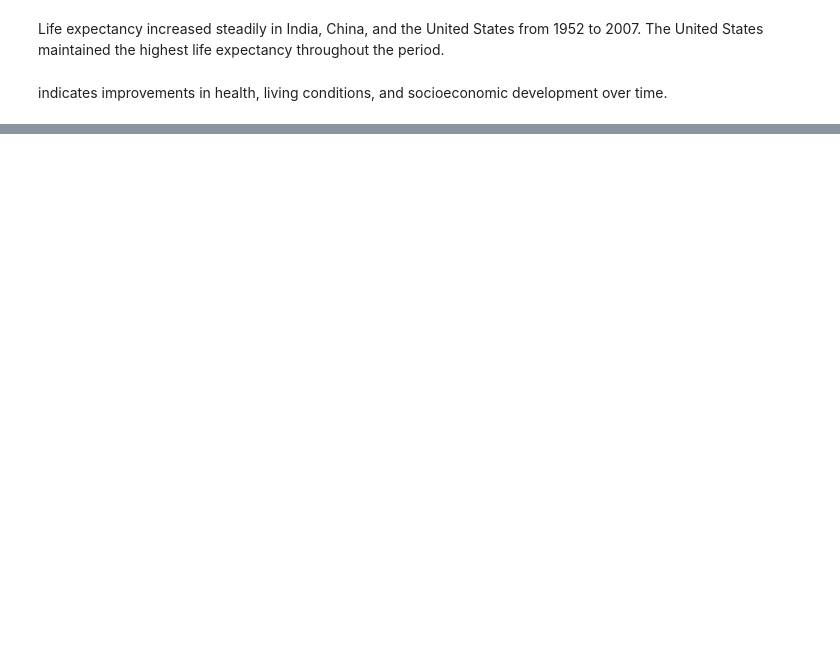
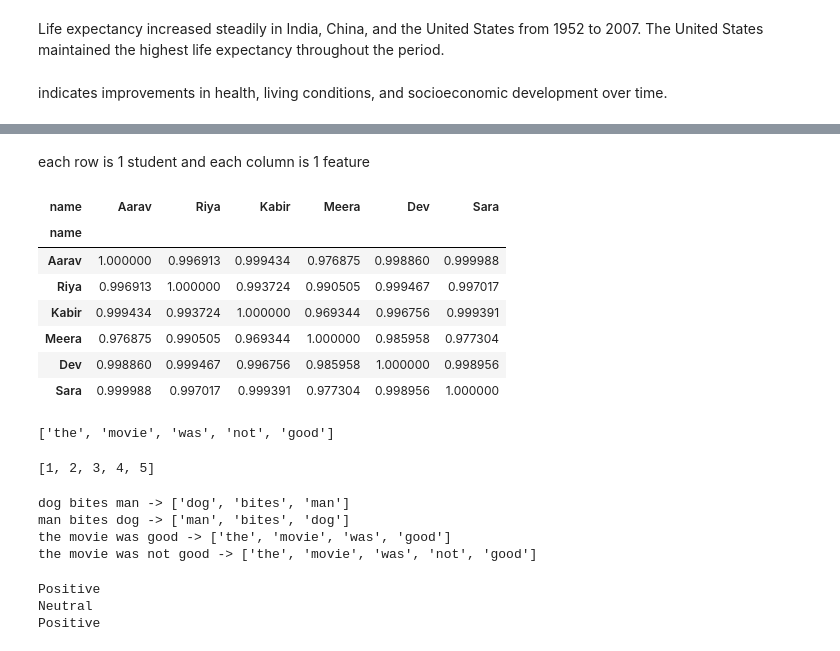
Before and after one commit to adi23042008-byte/aiml-bootcamp-2026, a Jupyter notebook: aiml_bootcamp_2026.ipynb, the cells around one changed output, grey strips where cells are left out. Cells and saved outputs as stored; diff of their text form; code cells hidden in the pictures; blank space fills up the shorter version.

```diff
--- a/aiml_bootcamp_2026.ipynb
+++ b/aiml_bootcamp_2026.ipynb
@@ -820,0 +735,80 @@ indicates improvements in health, living conditions, and socioeconomic developme
+# %% [markdown]
+each row is 1 student and each column is 1 feature
+# %%
+from sklearn.metrics.pairwise import cosine_similarity
+similarity_matrix  = cosine_similarity(student_vectors)
+similarity_df = pd.DataFrame(
+    similarity_matrix,
+    index = students["name"],
+    columns = students["name"]
+)
+similarity_df
+# %% [output]
+| name | Aarav | Riya | Kabir | Meera | Dev | Sara |
+| name |  |  |  |  |  |  |
+| Aarav | 1.000000 | 0.996913 | 0.999434 | 0.976875 | 0.998860 | 0.999988 |
+| Riya | 0.996913 | 1.000000 | 0.993724 | 0.990505 | 0.999467 | 0.997017 |
+| Kabir | 0.999434 | 0.993724 | 1.000000 | 0.969344 | 0.996756 | 0.999391 |
+| Meera | 0.976875 | 0.990505 | 0.969344 | 1.000000 | 0.985958 | 0.977304 |
+| Dev | 0.998860 | 0.999467 | 0.996756 | 0.985958 | 1.000000 | 0.998956 |
+| Sara | 0.999988 | 0.997017 | 0.999391 | 0.977304 | 0.998956 | 1.000000 |
+# %%
+sentence = "The movie was not good"
+tokens = sentence.lower().split()
+print(tokens)
+# %% [output]
+['the', 'movie', 'was', 'not', 'good']
+# %%
+vocab = {
+    "the":1,
+    "movie":2,
+    "was":3,
+    "not":4,
+    "good":5
+}
+token_ids = [vocab[word] for word in tokens]
+print(token_ids)
+# %% [output]
+[1, 2, 3, 4, 5]
+# %%
+sentences=[
+
+"dog bites man",
+"man bites dog",
+"the movie was good",
+"the movie was not good"
+]
+
+for sentence in sentences:
+  print(sentence,"->", sentence.split())
+# %% [output]
+dog bites man -> ['dog', 'bites', 'man']
+man bites dog -> ['man', 'bites', 'dog']
+the movie was good -> ['the', 'movie', 'was', 'good']
+the movie was not good -> ['the', 'movie', 'was', 'not', 'good']
+# %%
+positive_words = ["good", "great", "amazing", "excellent", "love"]
+negative_words = ["bad", "terrible", "poor", "hate", "boring"]
+def simple_sentiment(sentence):
+  words = sentence.lower().replace(".", "").split()
+  score = 0
+  for word in words:
+
+    if word in positive_words:
+      score += 1
+    elif word in negative_words:
+      score - 1
+
+  if score > 0:
+    return "Positive"
+  elif score < 0:
+    return "Negative"
+  else:
+    return "Neutral"
+print(simple_sentiment("The movie was good"))
+print(simple_sentiment("The movie was bad"))
+print(simple_sentiment("The movie was not good"))
+# %% [output]
+Positive
+Neutral
+Positive
```
Also changed, not shown: parts of 31 cells of this notebook.
